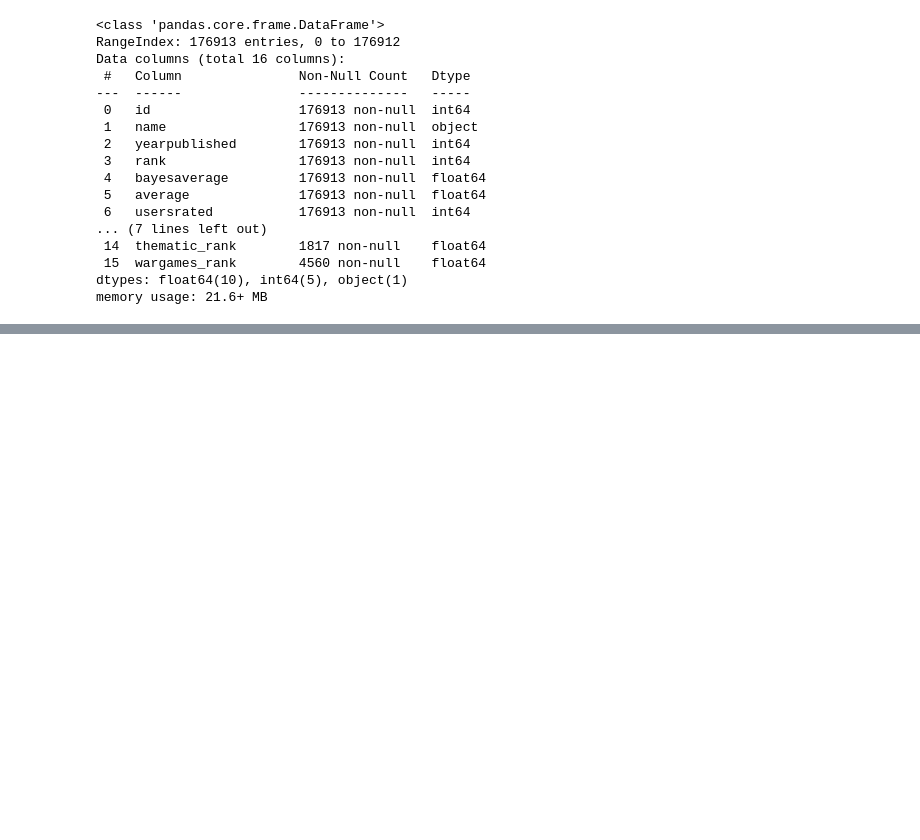
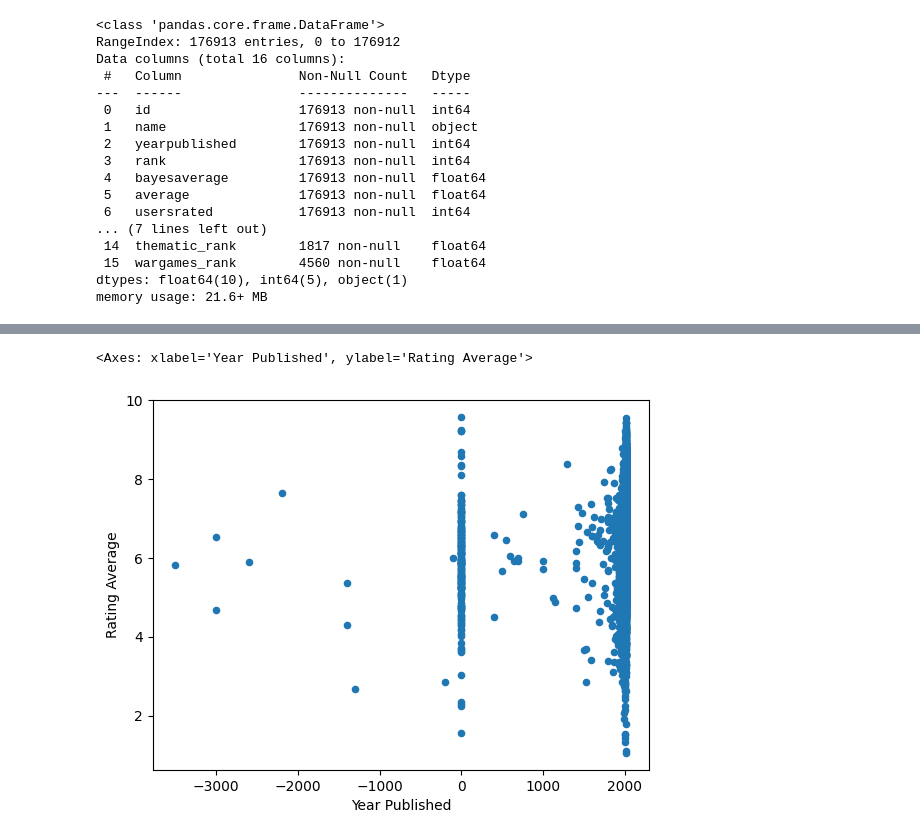
Before and after one commit to xifar08/Openpyxl-Boardgames, a Jupyter notebook: notebooks/explore.ipynb, the cells around one changed output, grey strips where cells are left out. Saved outputs shown, nothing was run; the diff lists cells and outputs as text; code cells hidden in the pictures; blank space fills up the shorter version.

Commit message:
transformation des types des données et première visualisation

```diff
--- a/notebooks/explore.ipynb
+++ b/notebooks/explore.ipynb
@@ -256,4 +300,6 @@ df_join=df_join.merge(df_ranks[['id','abstracts_rank','cgs_rank','childrensgames
 how="left",left_on="ID",right_on="id")
+# %%
+df_join=df_join.drop(['id'],axis=1)
 # %%
 df_join.info()
 # %% [output]
@@ -320,0 +365,4 @@ Je n'ai pas accès à l'image, il faut passer par l'API je pense...
+# %%
+df_join['Rating Average']=df_join['Rating Average'].str.replace(",", ".")
+# %%
+df_join['Complexity Average']=df_join['Complexity Average'].str.replace(",", ".")
@@ -320,0 +399,3 @@ Je n'ai pas accès à l'image, il faut passer par l'API je pense...
+# %%
+df_join = df_join.astype({'Rating Average': 'float64', 'Complexity Average': 'float64'})
+df_join
@@ -320,0 +453,5 @@ Je n'ai pas accès à l'image, il faut passer par l'API je pense...
+# %%
+df_join.plot.scatter(x="Year Published", y="Rating Average")
+# %% [output]
+<Axes: xlabel='Year Published', ylabel='Rating Average'>
+[figure, added]
```
Also changed, not shown: parts of 22 cells of this notebook, 2 other files.
